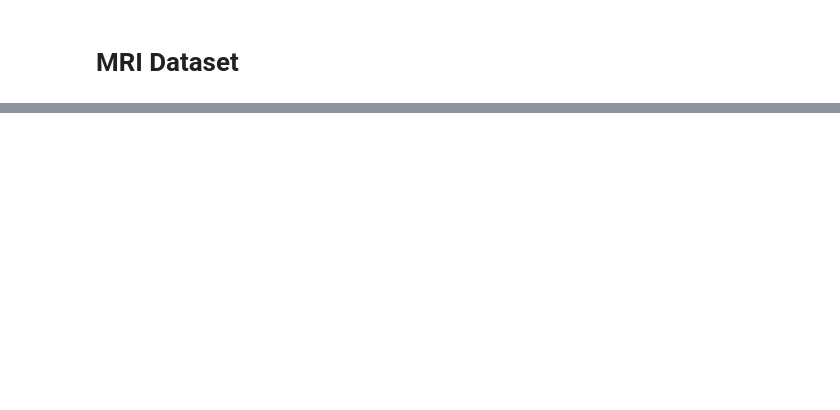
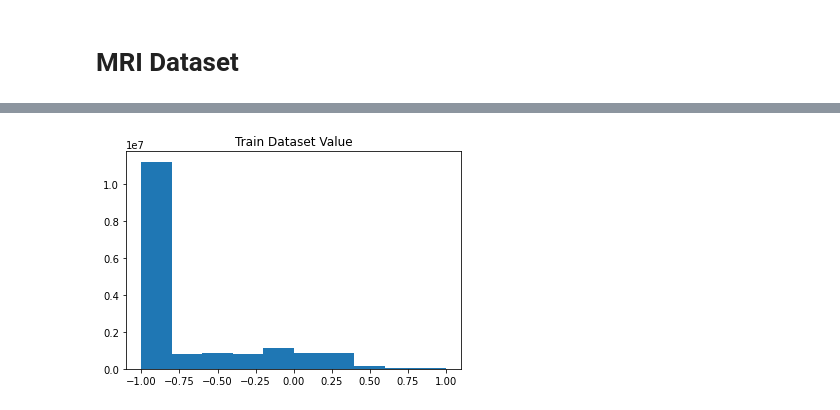
Before and after one commit to dpelacani/WienerLoss, a Jupyter notebook: examples/imputation/MRI3D_sample.ipynb, the cells around one changed output, grey strips where cells are left out. Cells and saved outputs as stored; diff of their text form; code cells hidden in the pictures; blank space fills up the shorter version.

```diff
--- a/examples/imputation/MRI3D_sample.ipynb
+++ b/examples/imputation/MRI3D_sample.ipynb
@@ -128,0 +52,14 @@ torch.Size([64, 64, 64]) torch.Size([64, 64, 64])
+# %%
+# path = os.path.abspath("/media/dekape/HDD/Ultrasound-MRI_volumes/173940")
+path = os.path.abspath("/home/dp4018/data/ultrasound-data/Ultrasound-MRI_volumes/173940")
+train_transform = Compose([
+                    Lambda(lambda x: resize(x, 256, 256, 256)),
+                    Lambda(lambda x: clip_outliers(x, "outer")),
+                    Lambda(lambda x: scale2range(x, [-1, 1])),
+                    ])
+ds = UndersampledUltrasoundDataset3D(path,
+                                        mode="mri",
+                                        transform=train_transform,
+                                        undersample_width=(1,1,3))
+print(ds, "\n")
+print(ds.info(nsamples=1))
@@ -128,0 +73,9 @@ torch.Size([64, 64, 64]) torch.Size([64, 64, 64])
+# %%
+data = []
+for i in range(len(ds)):
+    data += list((ds[i][1].flatten().detach().cpu().numpy()))
+plt.title("Train Dataset Value")
+plt.hist(data)
+plt.show()
+# %% [output]
+[figure, added]
```
Also changed, not shown: parts of 23 cells of this notebook, 4 other files.
